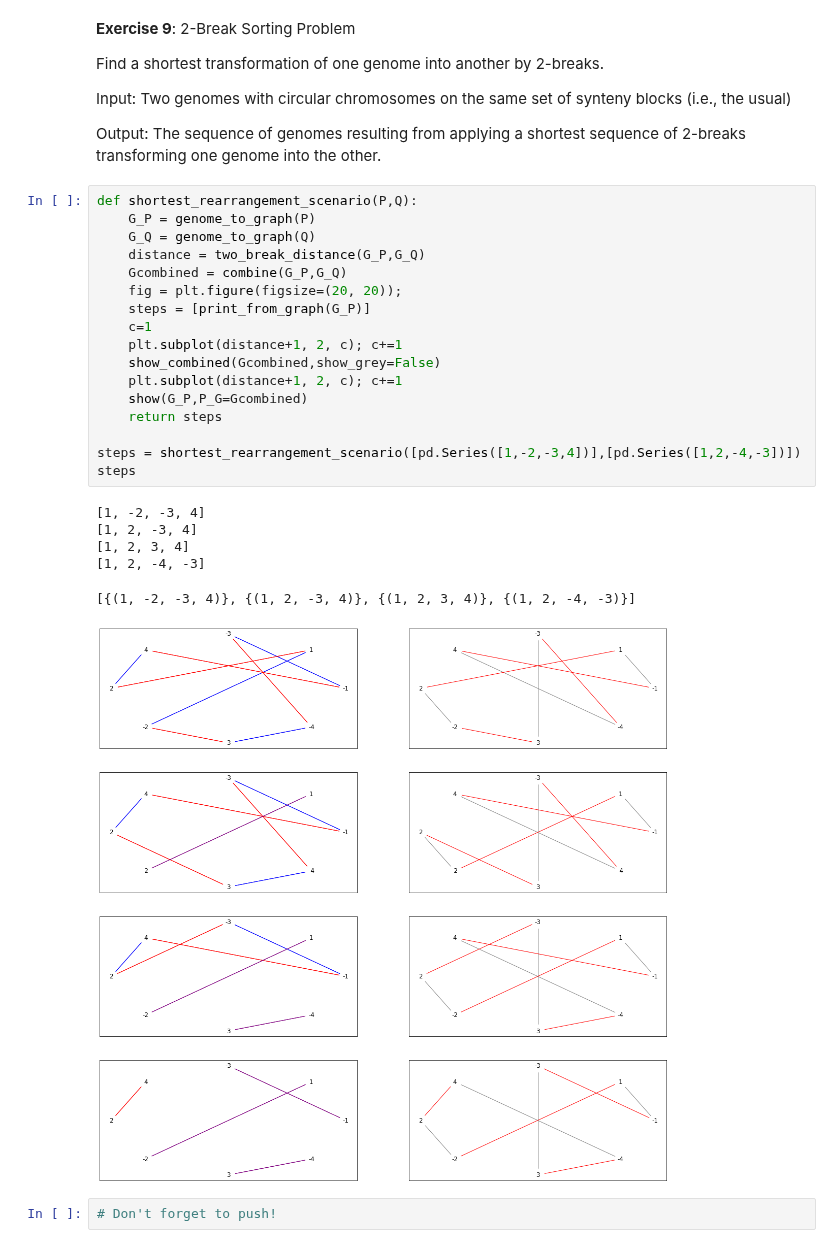
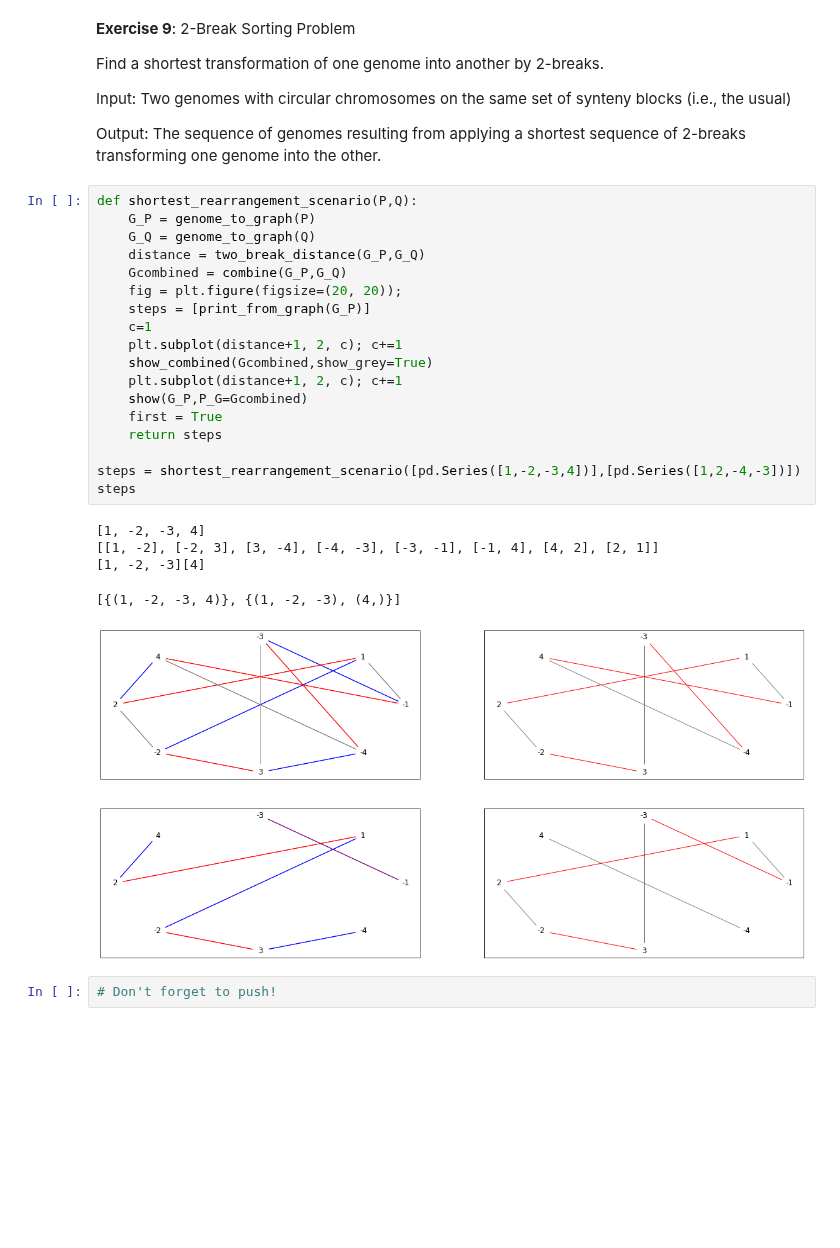
Before and after one commit to anderson-github-classroom/csc-448-student, a Jupyter notebook: labs/Lab7.ipynb, the cells around one changed output. Saved outputs shown, nothing was run; the diff lists cells and outputs as text; blank space fills up the shorter version.

```diff
--- a/labs/Lab7.ipynb
+++ b/labs/Lab7.ipynb
@@ -603,26 +605,26 @@ Output: The sequence of genomes resulting from applying a shortest sequence of 2
 # %%
 def shortest_rearrangement_scenario(P,Q):
     G_P = genome_to_graph(P)
     G_Q = genome_to_graph(Q)
     distance = two_break_distance(G_P,G_Q)
     Gcombined = combine(G_P,G_Q)
     fig = plt.figure(figsize=(20, 20));
     steps = [print_from_graph(G_P)]
     c=1
     plt.subplot(distance+1, 2, c); c+=1
-    show_combined(Gcombined,show_grey=False)
+    show_combined(Gcombined,show_grey=True)
     plt.subplot(distance+1, 2, c); c+=1
     show(G_P,P_G=Gcombined)
+    first = True
     return steps
 
 steps = shortest_rearrangement_scenario([pd.Series([1,-2,-3,4])],[pd.Series([1,2,-4,-3])])
 steps
 # %% [output]
 [1, -2, -3, 4]
-[1, 2, -3, 4]
-[1, 2, 3, 4]
-[1, 2, -4, -3]
+[[1, -2], [-2, 3], [3, -4], [-4, -3], [-3, -1], [-1, 4], [4, 2], [2, 1]]
+[1, -2, -3][4]
-[{(1, -2, -3, 4)}, {(1, 2, -3, 4)}, {(1, 2, 3, 4)}, {(1, 2, -4, -3)}]
+[{(1, -2, -3, 4)}, {(1, -2, -3), (4,)}]
-[figure, old version]
+[figure, new version]
 # %%
 # Don't forget to push!
```
Also changed, not shown: parts of 1 cell of this notebook, 5 other files.
